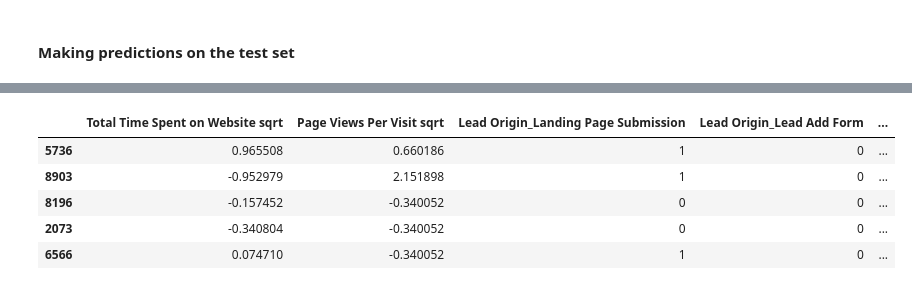
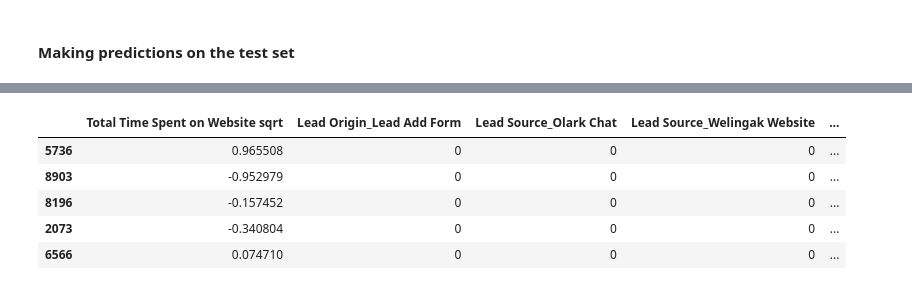
Before and after one commit to abhandari1985/AI_GitRepo, a Jupyter notebook: ML_LinearRegression_LeadScoringCaseStudy/EducationCompanyLeadScore_CaseStudy.ipynb, the cells around one changed output, grey strips where cells are left out. Drawn from its saved outputs; the diff is of its cells as text; code cells hidden in the pictures.

Commit message:
Final Submission

```diff
--- a/ML_LinearRegression_LeadScoringCaseStudy/EducationCompanyLeadScore_CaseStudy.ipynb
+++ b/ML_LinearRegression_LeadScoringCaseStudy/EducationCompanyLeadScore_CaseStudy.ipynb
@@ -1776,0 +1897,3 @@ Generalized Linear Model Regression Results
+# %%
+col2 = col1.drop('Tags_wrong number given', 1)
+col2
@@ -1776,0 +1943,3 @@ Generalized Linear Model Regression Results
+# %%
+col3 = col2.drop('Tags_Not doing further education', 1)
+col3
@@ -1884,0 +2092,3 @@ print(metrics.accuracy_score(y_train_pred_final.Converted, y_train_pred_final.pr
+# %%
+col4 = col3.drop('Last Notable Activity_SMS Sent', 1)
+col4
@@ -1884,0 +2194,20 @@ print(metrics.accuracy_score(y_train_pred_final.Converted, y_train_pred_final.pr
+# %%
+import pandas as pd
+pd.set_option('display.max_colwidth',None)
+pd.set_option('display.max_rows', None)
+pd.set_option('display.max_columns', None)
+
+# Get feature ranking
+feature_ranking = rfe.ranking_
+
+# Get feature names
+feature_names = X_train.columns
+
+# Convert feature names and their rankings to a DataFrame
+df = pd.DataFrame({'Features': feature_names, 'Ranking': feature_ranking})
+
+# Sort the DataFrame by ranking in ascending order (most important features first)
+df_sorted = df.sort_values(by='Ranking', ascending=True)
+
+# Print the sorted DataFrame
+print(df_sorted)
@@ -2175,13 +2537,14 @@ X_test[['Total Time Spent on Website sqrt','Page Views Per Visit sqrt','TotalVis
 # %%
-X_test = X_test[col]
+X_test = X_test[col4]
+
 X_test.head()
 # %% [output]
-|  | Total Time Spent on Website sqrt | Page Views Per Visit sqrt | Lead Origin_Landing Page Submission | Lead Origin_Lead Add Form | ... |
-| 5736 | 0.965508 | 0.660186 | 1 | 0 | ... |
-| 8903 | -0.952979 | 2.151898 | 1 | 0 | ... |
-| 8196 | -0.157452 | -0.340052 | 0 | 0 | ... |
-| 2073 | -0.340804 | -0.340052 | 0 | 0 | ... |
-| 6566 | 0.074710 | -0.340052 | 1 | 0 | ... |
+|  | Total Time Spent on Website sqrt | Lead Origin_Lead Add Form | Lead Source_Olark Chat | Lead Source_Welingak Website | ... |
+| 5736 | 0.965508 | 0 | 0 | 0 | ... |
+| 8903 | -0.952979 | 0 | 0 | 0 | ... |
+| 8196 | -0.157452 | 0 | 0 | 0 | ... |
+| 2073 | -0.340804 | 0 | 0 | 0 | ... |
+| 6566 | 0.074710 | 0 | 0 | 0 | ... |
 # %%
 X_test_sm = sm.add_constant(X_test)
 # %%
```
Also changed, not shown: parts of 147 cells of this notebook, 3 other files.
